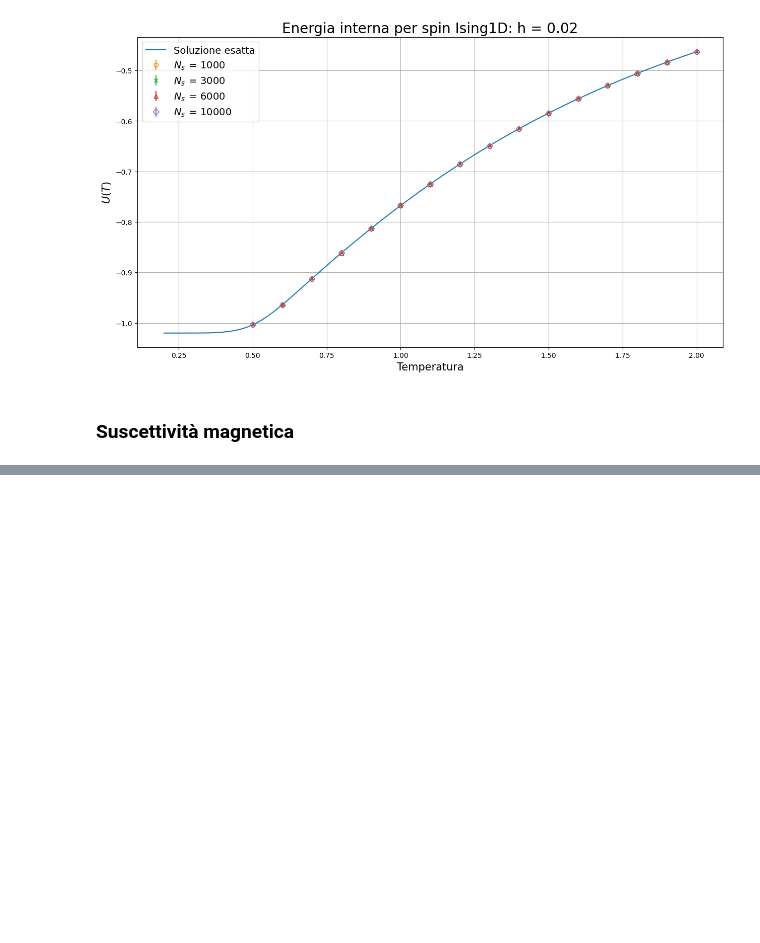
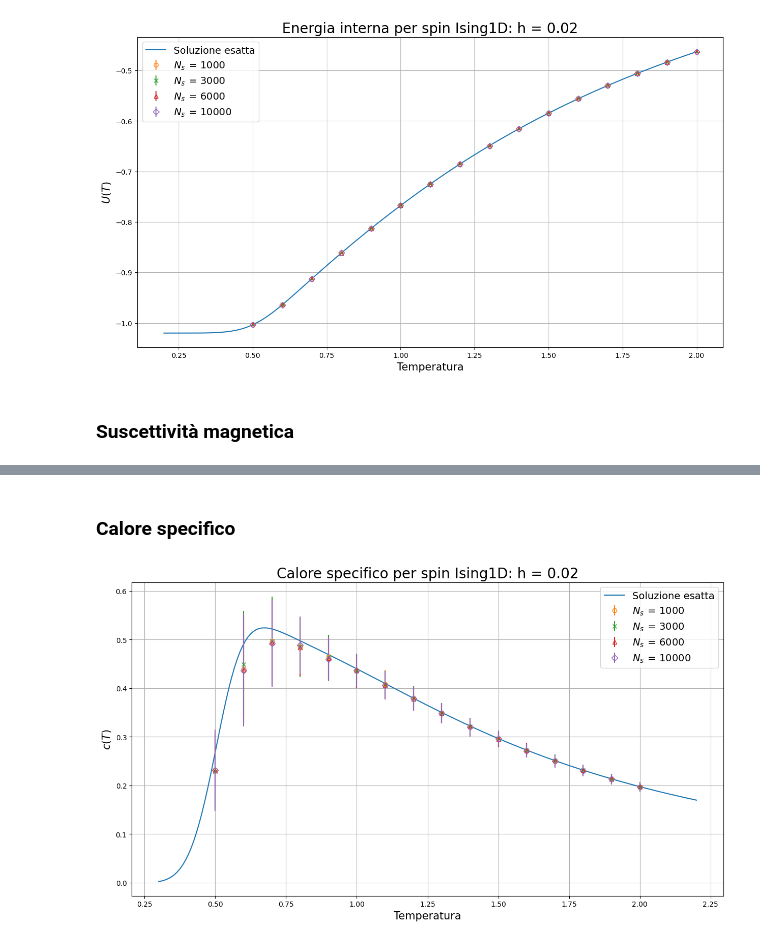
Before and after one commit to Negrini085/Simulazione-di-Materia-Condensata, a Jupyter notebook: Approfondimento/Presentazione/Immagini/grafici.ipynb, the cells around one changed output, grey strips where cells are left out. Drawn from its saved outputs; the diff is of its cells as text; code cells hidden in the pictures; blank space fills up the shorter version.

```diff
--- a/Approfondimento/Presentazione/Immagini/grafici.ipynb
+++ b/Approfondimento/Presentazione/Immagini/grafici.ipynb
@@ -540,0 +569,53 @@ plt.show()
+# %% [markdown]
+### Calore specifico
+# %%
+T = np.linspace(0.3, 2.2, 200)
+beta = 1/T
+h = 0.02
+J = 1.0
+
+beta_h = beta * h
+beta_J = beta * J
+
+rad = np.sqrt(np.exp(-2 * beta_J) + np.exp(2 * beta_J) * pow(np.sinh(beta_h), 2))
+
+l1 = np.exp(beta_J) * np.cosh(beta_h) + rad
+
+# Derivate prime
+der1_t1 = np.exp(beta_J) * (J * np.cosh(beta_h) + h * np.sinh(beta_h))
+der_arg_rad = -2 * J * np.exp(-2 * beta_J) + 2 * np.exp(2 * beta_J) * np.sinh(beta_h) * (J * np.sinh(beta_h) + h * np.cosh(beta_h))
+der1_t2 = (1/(2 * rad)) * der_arg_rad
+der1 = der1_t1 + der1_t2
+
+
+# Derivate seconde
+der2_t1 = np.exp(beta_J) * (np.cosh(beta_h) * (J**2 + h**2) + 2 * h * J * np.sinh(beta_h))
+der2_arg_rad_t1 = 4 * J**2 * np.exp(-2 * beta_J)
+der2_arg_rad_t2 = 2 * J * np.exp(2 * beta_J) * (2 * J * pow(np.sinh(beta * h), 2) + h * np.sinh(2 * beta_h))
+der2_arg_rad_t3 = np.exp(2 * beta_J) * (2 * J * h * np.sinh(2 * beta * h) + 2 * h**2 * np.cosh(2 * beta_h))
+der2_arg_rad = der2_arg_rad_t1 + der2_arg_rad_t2 + der2_arg_rad_t3
+der2_t2 = - (1/(4 * pow(rad, 3))) * pow(der_arg_rad, 2) + (1/(2 * rad)) * der2_arg_rad
+der2 = der2_t1 + der2_t2
+
+
+cv = pow(beta, 2)/l1 * (-1/l1 * der1**2 + der2)
+
+
+fig = plt.figure(figsize = (15, 8))
+
+plt.plot(T, cv, label = 'Soluzione esatta')
+
+plt.errorbar(t_camp, cp_m_1000, yerr = cp_m_1000_err, linestyle = 'None', fmt = 'o', markerfacecolor='none', label = r'$N_{s}\,=\,1000$')
+plt.errorbar(t_camp, cp_m_3000, yerr = cp_m_3000_err, linestyle = 'None', fmt = 'x', markerfacecolor='none', label = r'$N_{s}\,=\,3000$')
+plt.errorbar(t_camp, cp_m_6000, yerr = cp_m_6000_err, linestyle = 'None', fmt = '^', markerfacecolor='none', label = r'$N_{s}\,=\,6000$')
+plt.errorbar(t_camp, cp_m_10000, yerr = cp_m_10000_err, linestyle = 'None', fmt = 'D', markerfacecolor='none', label = r'$N_{s}\,=\,10000$')
+
+plt.title("Calore specifico per spin Ising1D: h = 0.02", fontsize = 20)
+plt.xlabel("Temperatura", fontsize = 15)
+plt.ylabel(r"$c\left(T\right)$", fontsize = 15)
+
+plt.legend(loc = 'best', fontsize = 14)
+plt.grid(True)
+plt.show()
+# %% [output]
+[figure, added]
```
Also changed, not shown: parts of 3 cells of this notebook, 5 other files.
